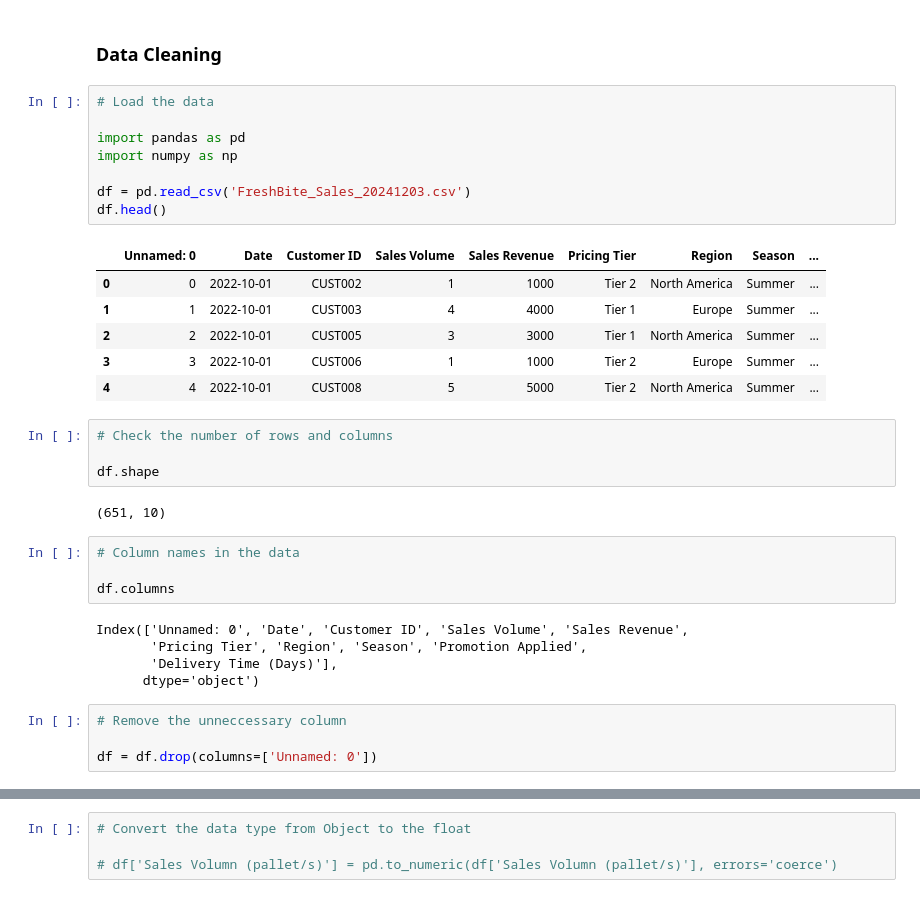
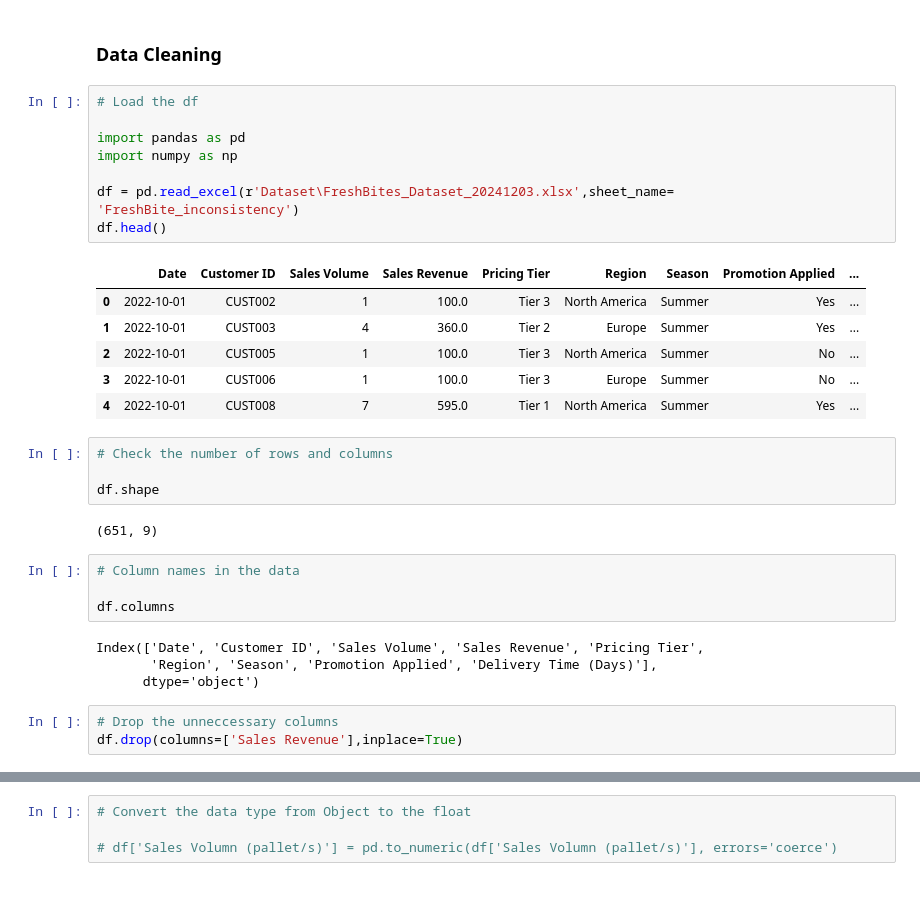
Before and after one commit to ravi7218/Sales-Volume-Prediction, a Jupyter notebook: FreshBite_Sales.ipynb, the cells around one changed output, grey strips where cells are left out. Drawn from its saved outputs; the diff is of its cells as text.

```diff
--- a/FreshBite_Sales.ipynb
+++ b/FreshBite_Sales.ipynb
@@ -3,39 +3,37 @@
 # %% [markdown]
 ### Data Cleaning
 # %%
-# Load the data
+# Load the df
 
 import pandas as pd
 import numpy as np
 
-df = pd.read_csv('FreshBite_Sales_20241203.csv')
+df = pd.read_excel(r'Dataset\FreshBites_Dataset_20241203.xlsx',sheet_name=  'FreshBite_inconsistency')
 df.head()
 # %% [output]
-|  | Unnamed: 0 | Date | Customer ID | Sales Volume | Sales Revenue | Pricing Tier | Region | Season | ... |
-| 0 | 0 | 2022-10-01 | CUST002 | 1 | 1000 | Tier 2 | North America | Summer | ... |
-| 1 | 1 | 2022-10-01 | CUST003 | 4 | 4000 | Tier 1 | Europe | Summer | ... |
-| 2 | 2 | 2022-10-01 | CUST005 | 3 | 3000 | Tier 1 | North America | Summer | ... |
-| 3 | 3 | 2022-10-01 | CUST006 | 1 | 1000 | Tier 2 | Europe | Summer | ... |
-| 4 | 4 | 2022-10-01 | CUST008 | 5 | 5000 | Tier 2 | North America | Summer | ... |
+|  | Date | Customer ID | Sales Volume | Sales Revenue | Pricing Tier | Region | Season | Promotion Applied | ... |
+| 0 | 2022-10-01 | CUST002 | 1 | 100.0 | Tier 3 | North America | Summer | Yes | ... |
+| 1 | 2022-10-01 | CUST003 | 4 | 360.0 | Tier 2 | Europe | Summer | Yes | ... |
+| 2 | 2022-10-01 | CUST005 | 1 | 100.0 | Tier 3 | North America | Summer | No | ... |
+| 3 | 2022-10-01 | CUST006 | 1 | 100.0 | Tier 3 | Europe | Summer | No | ... |
+| 4 | 2022-10-01 | CUST008 | 7 | 595.0 | Tier 1 | North America | Summer | Yes | ... |
 # %%
 # Check the number of rows and columns
 
 df.shape
 # %% [output]
-(651, 10)
+(651, 9)
 # %%
 # Column names in the data
 
 df.columns
 # %% [output]
-Index(['Unnamed: 0', 'Date', 'Customer ID', 'Sales Volume', 'Sales Revenue',
-       'Pricing Tier', 'Region', 'Season', 'Promotion Applied',
-       'Delivery Time (Days)'],
+Index(['Date', 'Customer ID', 'Sales Volume', 'Sales Revenue', 'Pricing Tier',
+       'Region', 'Season', 'Promotion Applied', 'Delivery Time (Days)'],
       dtype='object')
 # %%
-# Remove the unneccessary column
-
-df = df.drop(columns=['Unnamed: 0'])
+# Drop the unneccessary columns
+df.drop(columns=['Sales Revenue'],inplace=True)
 # %%
 # Renaming the columns
 
```
Also changed, not shown: parts of 44 cells of this notebook.
